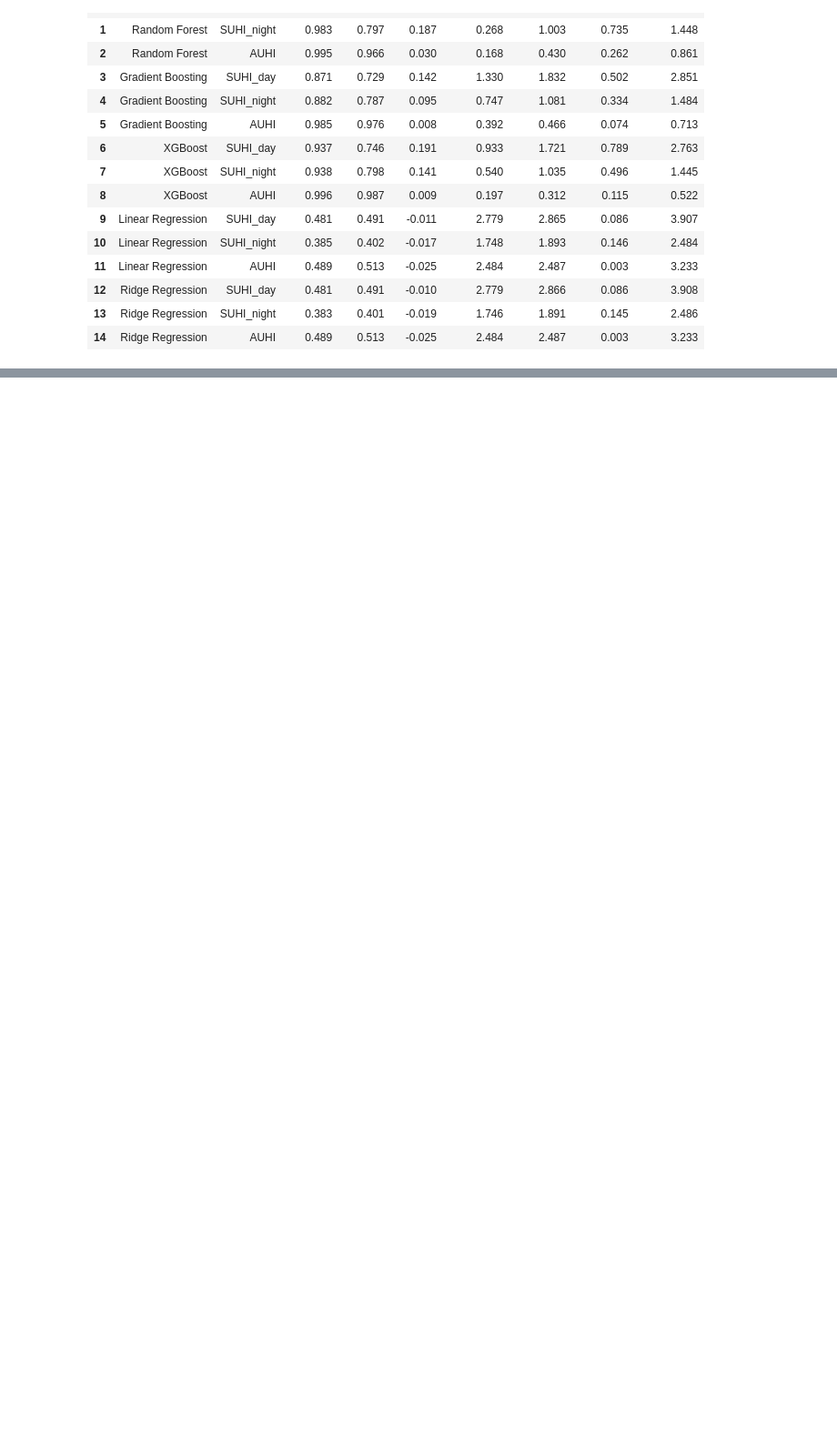
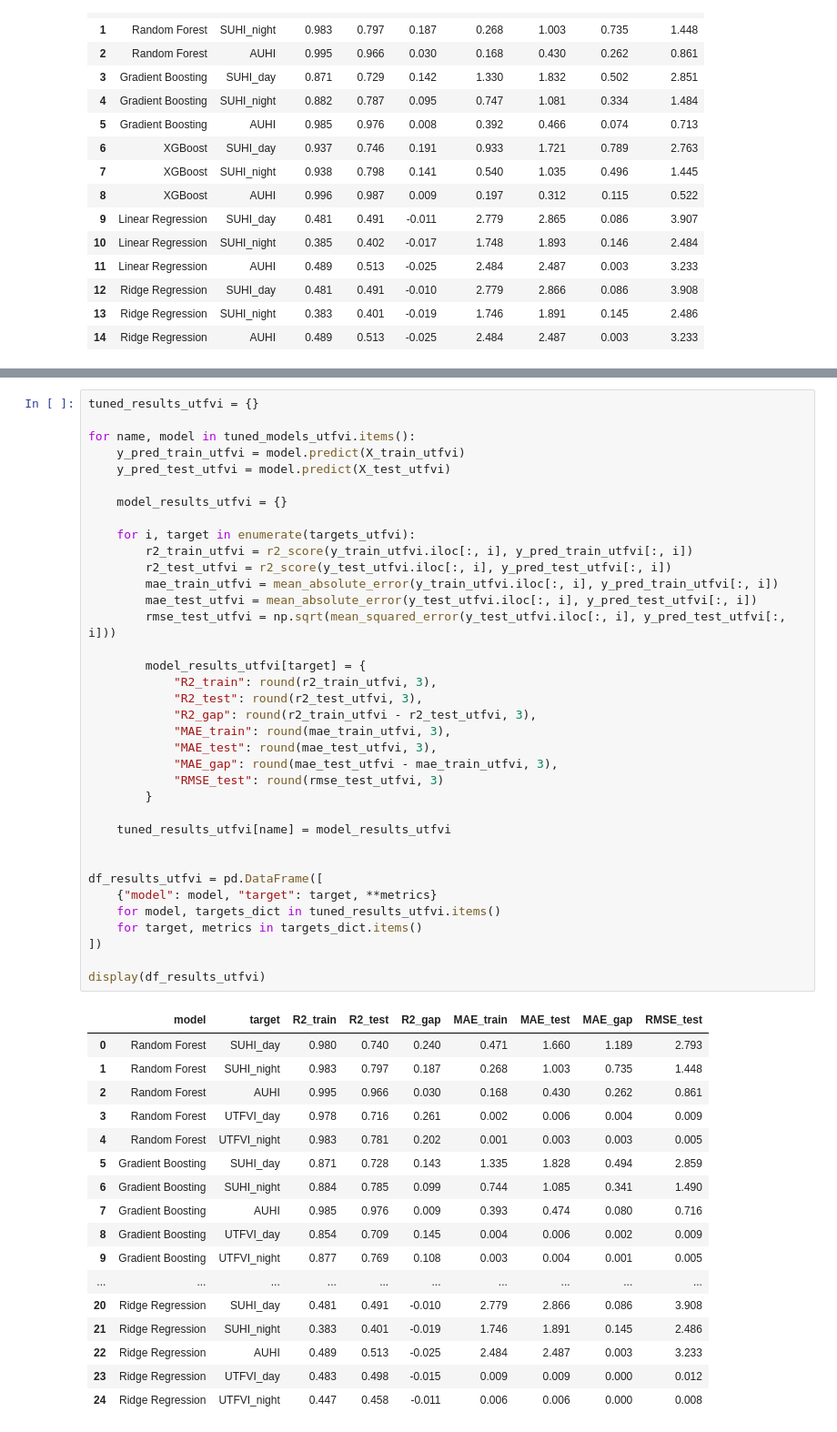
Before and after one commit to Peplinn/uhi-modelling, a Jupyter notebook: uhi-modelling.ipynb, the cells around one changed output, grey strips where cells are left out. Shown at 91% size. Cells and saved outputs as stored; diff of their text form; blank space fills up the shorter version.

```diff
--- a/uhi-modelling.ipynb
+++ b/uhi-modelling.ipynb
@@ -637,0 +805,54 @@ display(df_results)
+# %%
+tuned_results_utfvi = {}
+
+for name, model in tuned_models_utfvi.items():
+    y_pred_train_utfvi = model.predict(X_train_utfvi)
+    y_pred_test_utfvi = model.predict(X_test_utfvi)
+
+    model_results_utfvi = {}
+
+    for i, target in enumerate(targets_utfvi):
+        r2_train_utfvi = r2_score(y_train_utfvi.iloc[:, i], y_pred_train_utfvi[:, i])
+        r2_test_utfvi = r2_score(y_test_utfvi.iloc[:, i], y_pred_test_utfvi[:, i])
+        mae_train_utfvi = mean_absolute_error(y_train_utfvi.iloc[:, i], y_pred_train_utfvi[:, i])
+        mae_test_utfvi = mean_absolute_error(y_test_utfvi.iloc[:, i], y_pred_test_utfvi[:, i])
+        rmse_test_utfvi = np.sqrt(mean_squared_error(y_test_utfvi.iloc[:, i], y_pred_test_utfvi[:, i]))
+
+        model_results_utfvi[target] = {
+            "R2_train": round(r2_train_utfvi, 3),
+            "R2_test": round(r2_test_utfvi, 3),
+            "R2_gap": round(r2_train_utfvi - r2_test_utfvi, 3),
+            "MAE_train": round(mae_train_utfvi, 3),
+            "MAE_test": round(mae_test_utfvi, 3),
+            "MAE_gap": round(mae_test_utfvi - mae_train_utfvi, 3),
+            "RMSE_test": round(rmse_test_utfvi, 3)
+        }
+
+    tuned_results_utfvi[name] = model_results_utfvi
+
+
+df_results_utfvi = pd.DataFrame([
+    {"model": model, "target": target, **metrics}
+    for model, targets_dict in tuned_results_utfvi.items()
+    for target, metrics in targets_dict.items()
+])
+
+display(df_results_utfvi)
+# %% [output]
+|  | model | target | R2_train | R2_test | R2_gap | MAE_train | MAE_test | MAE_gap | RMSE_test |
+| 0 | Random Forest | SUHI_day | 0.980 | 0.740 | 0.240 | 0.471 | 1.660 | 1.189 | 2.793 |
+| 1 | Random Forest | SUHI_night | 0.983 | 0.797 | 0.187 | 0.268 | 1.003 | 0.735 | 1.448 |
+| 2 | Random Forest | AUHI | 0.995 | 0.966 | 0.030 | 0.168 | 0.430 | 0.262 | 0.861 |
+| 3 | Random Forest | UTFVI_day | 0.978 | 0.716 | 0.261 | 0.002 | 0.006 | 0.004 | 0.009 |
+| 4 | Random Forest | UTFVI_night | 0.983 | 0.781 | 0.202 | 0.001 | 0.003 | 0.003 | 0.005 |
+| 5 | Gradient Boosting | SUHI_day | 0.871 | 0.728 | 0.143 | 1.335 | 1.828 | 0.494 | 2.859 |
+| 6 | Gradient Boosting | SUHI_night | 0.884 | 0.785 | 0.099 | 0.744 | 1.085 | 0.341 | 1.490 |
+| 7 | Gradient Boosting | AUHI | 0.985 | 0.976 | 0.009 | 0.393 | 0.474 | 0.080 | 0.716 |
+| 8 | Gradient Boosting | UTFVI_day | 0.854 | 0.709 | 0.145 | 0.004 | 0.006 | 0.002 | 0.009 |
+| 9 | Gradient Boosting | UTFVI_night | 0.877 | 0.769 | 0.108 | 0.003 | 0.004 | 0.001 | 0.005 |
+| ... | ... | ... | ... | ... | ... | ... | ... | ... | ... |
+| 20 | Ridge Regression | SUHI_day | 0.481 | 0.491 | -0.010 | 2.779 | 2.866 | 0.086 | 3.908 |
+| 21 | Ridge Regression | SUHI_night | 0.383 | 0.401 | -0.019 | 1.746 | 1.891 | 0.145 | 2.486 |
+| 22 | Ridge Regression | AUHI | 0.489 | 0.513 | -0.025 | 2.484 | 2.487 | 0.003 | 3.233 |
+| 23 | Ridge Regression | UTFVI_day | 0.483 | 0.498 | -0.015 | 0.009 | 0.009 | 0.000 | 0.012 |
+| 24 | Ridge Regression | UTFVI_night | 0.447 | 0.458 | -0.011 | 0.006 | 0.006 | 0.000 | 0.008 |
```
Also changed, not shown: parts of 7 cells of this notebook, 9 other files.
